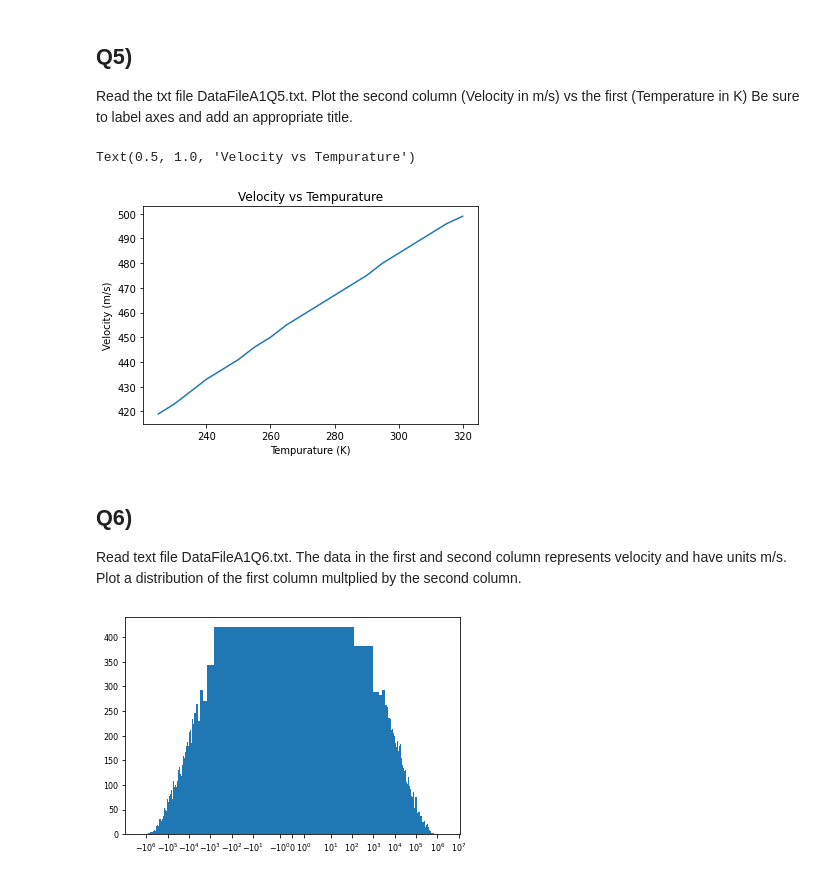
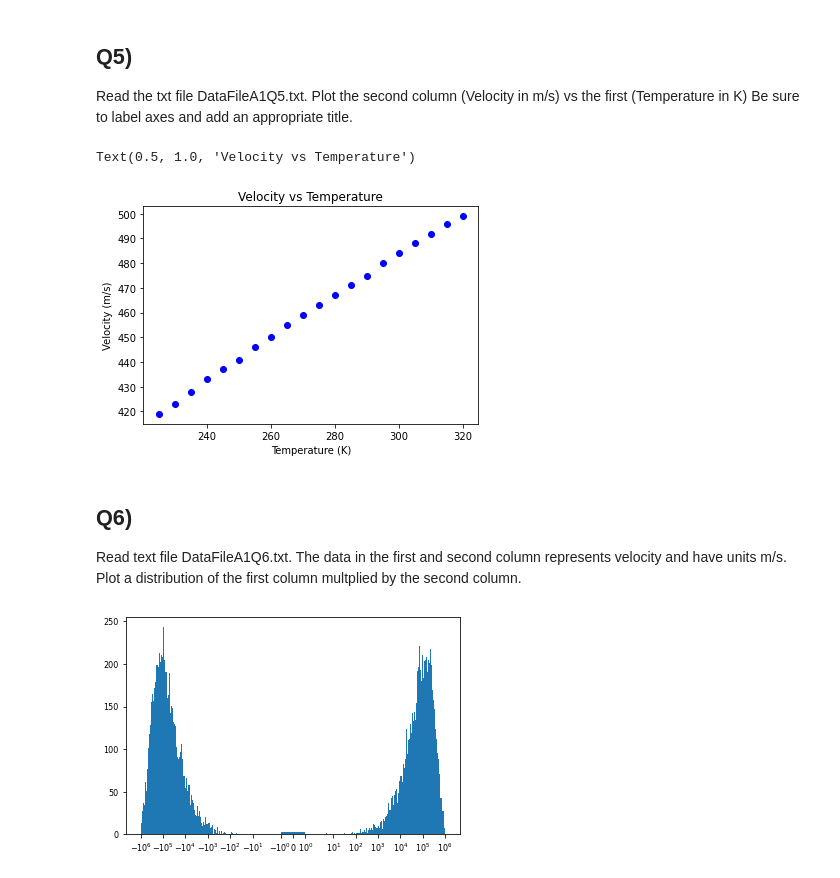
Before and after one commit to Shaquible/ENPH-252, a Jupyter notebook: Assignment1/Kelly.ipynb, the cells around one changed output. Cells and saved outputs as stored; diff of their text form; code cells hidden in the pictures.

```diff
--- a/Assignment1/Assignment1.ipynb
+++ b/Assignment1/Kelly.ipynb
@@ -106,13 +106,13 @@ import numpy as np
 import matplotlib.pyplot as plt
 infile = open("DataFileA1Q5.txt", "r")
 data = np.loadtxt(infile, delimiter=" ")
-plt.plot(data[:,0], data[:,1])
+plt.plot(data[:,0], data[:,1], 'bo')
 plt.xlabel("Temperature (K)")
 plt.ylabel("Velocity (m/s)")
 plt.title("Velocity vs Temperature")
 # %% [output]
-Text(0.5, 1.0, 'Velocity vs Tempurature')
+Text(0.5, 1.0, 'Velocity vs Temperature')
-[figure, old version]
+[figure, new version]
 # %% [markdown]
 Q6)
 ---
@@ -120,14 +120,16 @@ Read text file DataFileA1Q6.txt.  The data in the first and second column repres
 # %%
 import numpy as np
 import matplotlib.pyplot as plt
 infile = open("DataFileA1Q6.txt", "r")
 data = np.loadtxt(infile, delimiter=" ")
 prods = []
 for i in range(len(data)):
     prods.append(data[i,1]*data[i,0])
 
 plt.rcParams.update({'font.size': 8})
-plt.hist(prods, bins=5000)
+bin = np.logspace(0,6, num =500)
+bin = np.concatenate((-np.flip(bin), bin))
+plt.hist(prods, bins=bin)
 plt.xscale("symlog")
 # %% [output]
-[figure, old version]
+[figure, new version]
```
